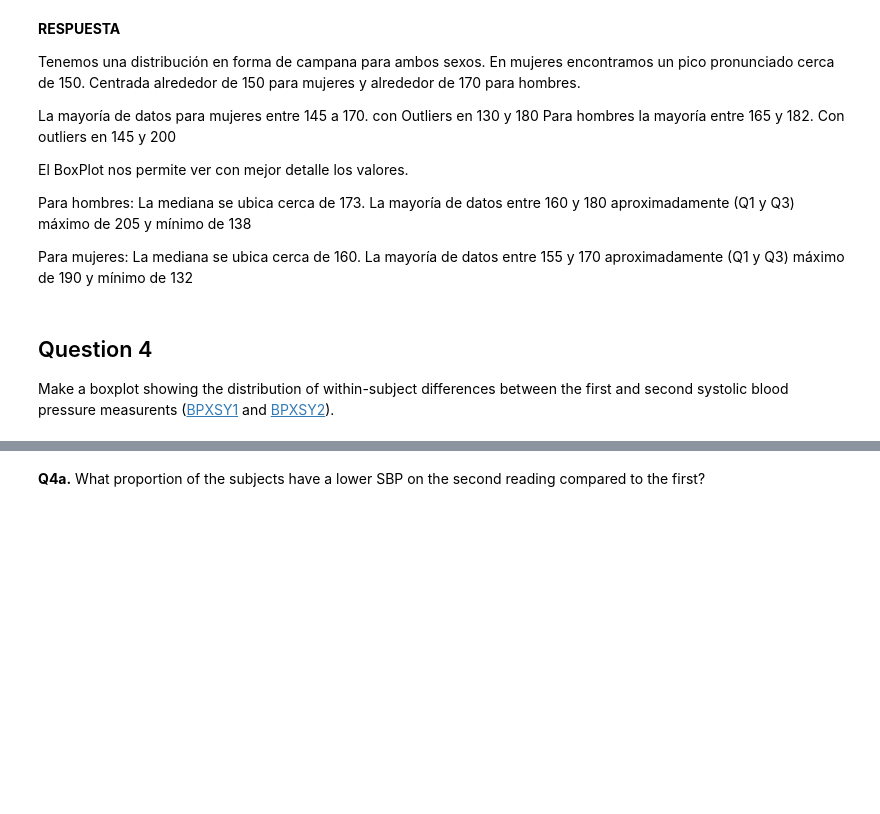
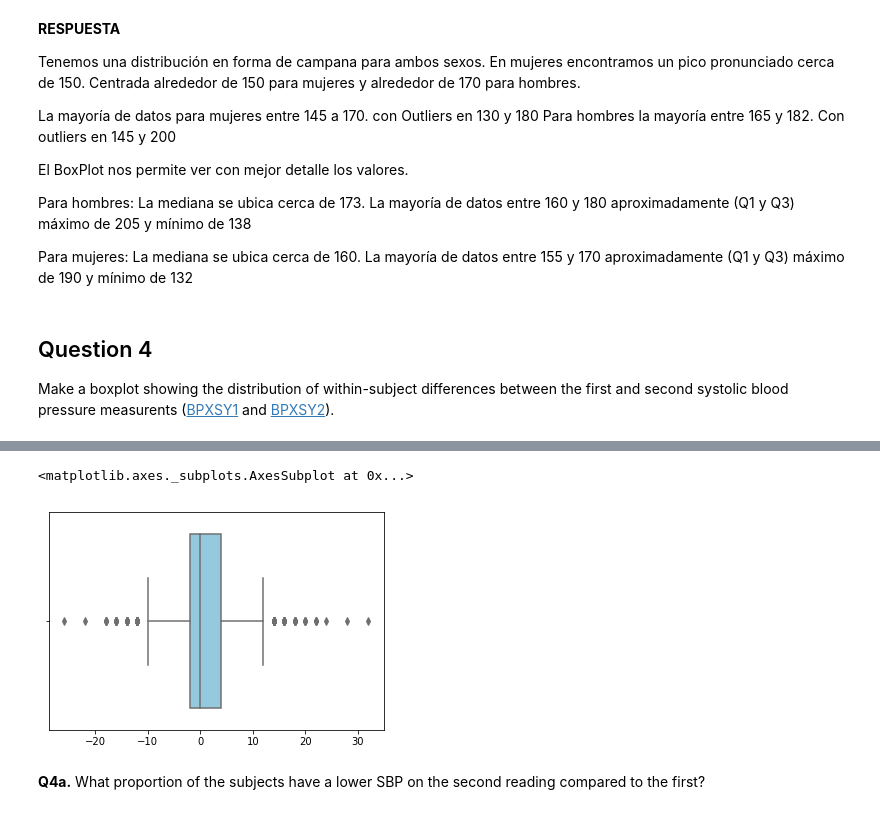
Before and after one commit to luisbenitez02/Michigan_Statistics, a Jupyter notebook: Statistic_visualization_python/week2/lab_4_practica_Full.ipynb, the cells around one changed output, grey strips where cells are left out. Cells and saved outputs as stored; diff of their text form; code cells hidden in the pictures; blank space fills up the shorter version.

```diff
--- a/Statistic_visualization_python/week2/lab_4_practica_Full.ipynb
+++ b/Statistic_visualization_python/week2/lab_4_practica_Full.ipynb
@@ -362,4 +367,9 @@ Make a boxplot showing the distribution of within-subject differences between th
 # %%
 # insert your code here
+bpdiff = da.BPXSY1 - da.BPXSY2
+sns.boxplot(bpdiff, color="skyblue")
+# %% [output]
+<matplotlib.axes._subplots.AxesSubplot at 0x...>
+[figure, added]
 # %% [markdown]
 __Q4a.__ What proportion of the subjects have a lower SBP on the second reading compared to the first?
```
Also changed, not shown: parts of 22 cells of this notebook.
